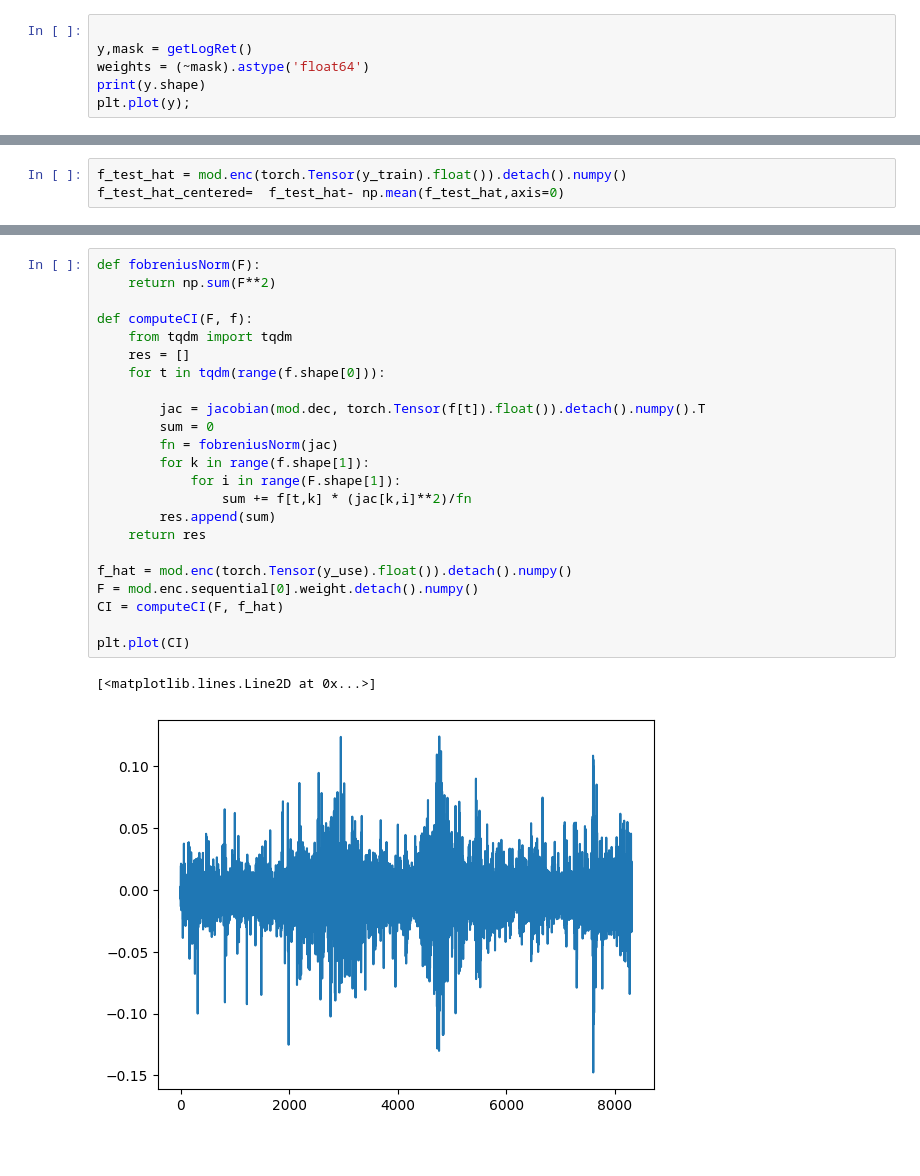
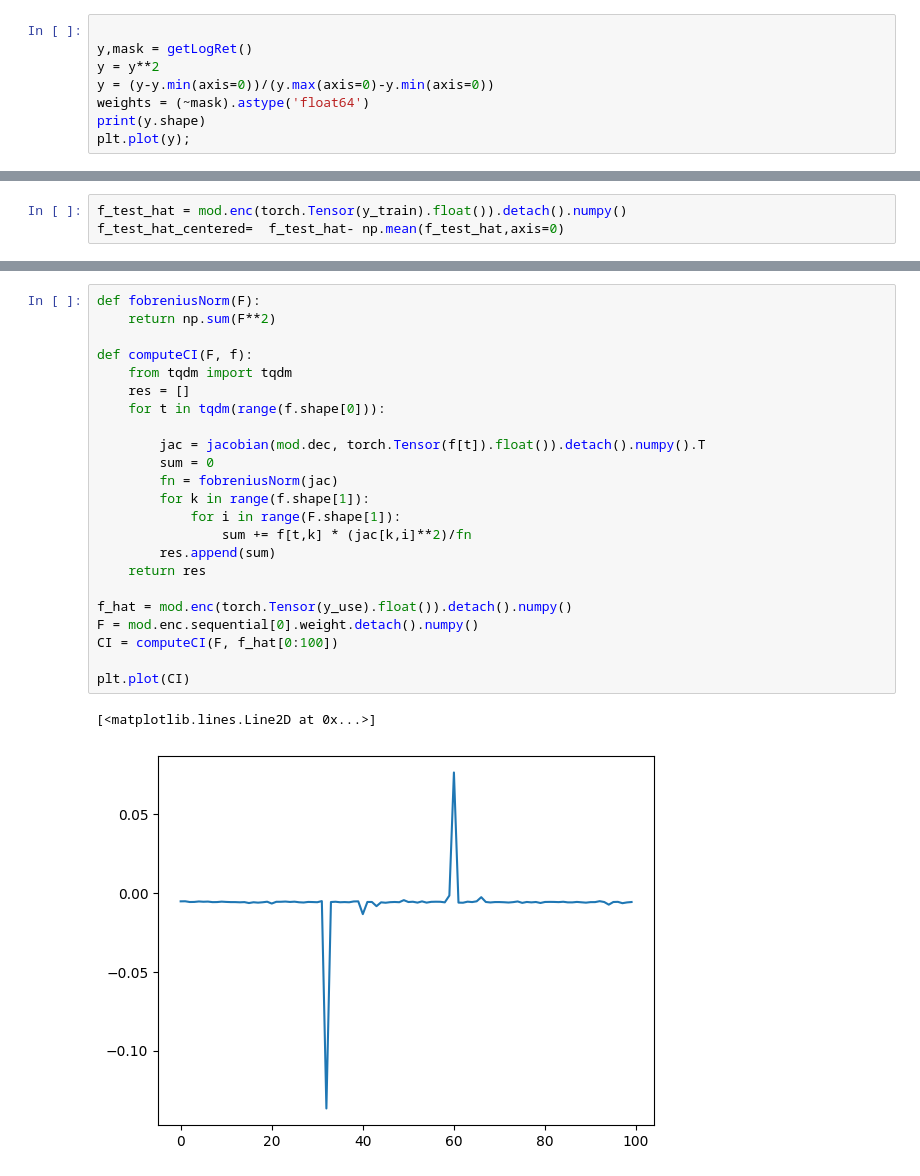
Before and after one commit to julianvanmeggelen/Thesis, a Jupyter notebook: Empirical/sp500.ipynb, the cells around one changed output, grey strips where cells are left out. Saved outputs shown, nothing was run; the diff lists cells and outputs as text.

```diff
--- a/Empirical/sp500.ipynb
+++ b/Empirical/sp500.ipynb
@@ -26,6 +26,8 @@ The autoreload extension is already loaded. To reload it, use:
 # %%
 
 y,mask = getLogRet()
+y = y**2
+y = (y-y.min(axis=0))/(y.max(axis=0)-y.min(axis=0))
 weights = (~mask).astype('float64')
 print(y.shape)
 plt.plot(y);
@@ -116,26 +118,26 @@ plt.plot(np.cumprod(1+f_test_hat_centered, axis=0));
 # %%
 def fobreniusNorm(F):
     return np.sum(F**2)
 
 def computeCI(F, f):
     from tqdm import tqdm
     res = []
     for t in tqdm(range(f.shape[0])):
 
         jac = jacobian(mod.dec, torch.Tensor(f[t]).float()).detach().numpy().T
         sum = 0
         fn = fobreniusNorm(jac)
         for k in range(f.shape[1]):
             for i in range(F.shape[1]):
                 sum += f[t,k] * (jac[k,i]**2)/fn
         res.append(sum)
     return res
 
 f_hat = mod.enc(torch.Tensor(y_use).float()).detach().numpy()
 F = mod.enc.sequential[0].weight.detach().numpy()
-CI = computeCI(F, f_hat)
+CI = computeCI(F, f_hat[0:100])
 
 plt.plot(CI)
 # %% [output]
 [<matplotlib.lines.Line2D at 0x...>]
-[figure, old version]
+[figure, new version]
```
Also changed, not shown: parts of 5 cells of this notebook, 56 other files.
